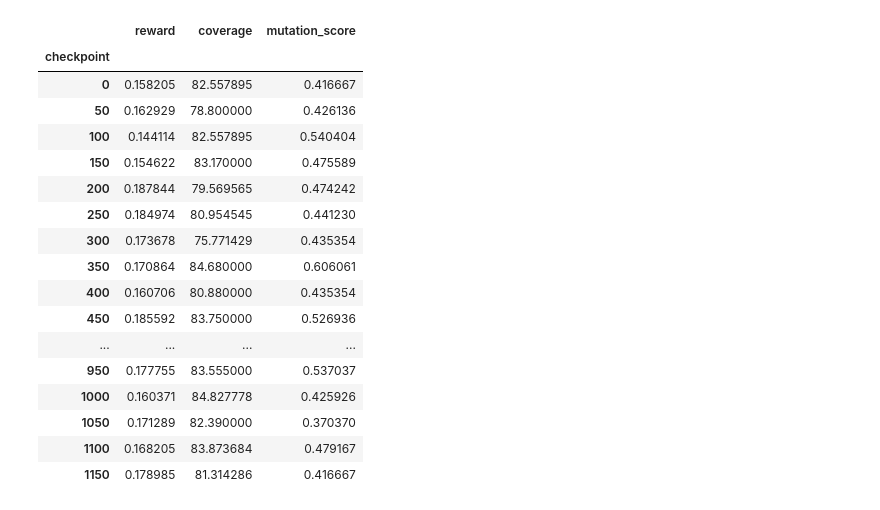
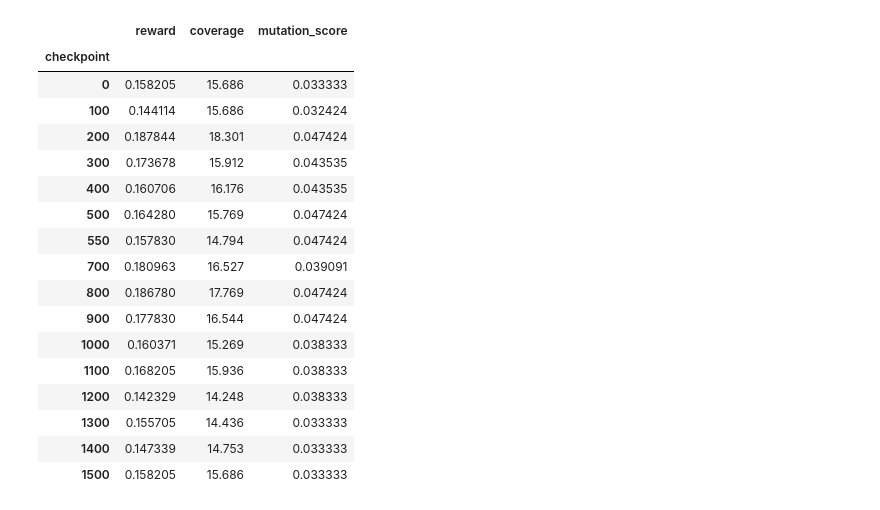
Before and after one commit to djvue/vkr, a Jupyter notebook: train_analyzer.ipynb, the cells around one changed output. Cells and saved outputs as stored; diff of their text form; code cells hidden in the pictures.

```diff
--- a/train_analyzer.ipynb
+++ b/train_analyzer.ipynb
@@ -4,7 +4,7 @@ import matplotlib.pyplot as plt
 # %%
 model_name = 'model_12'
 train_count = 1500
-checkpoint_steps = 50
+checkpoint_steps = 100
 # %%
 df = None
 
@@ -47,38 +47,40 @@ df.head(5)
 # %%
 reward = df.groupby('checkpoint').aggregate({
     'reward': 'mean',
 })
 
-coverage = df.query('is_error == False').groupby('checkpoint').aggregate({
+#coverage = df.query('is_error == False').groupby('checkpoint').aggregate({
+coverage = df.groupby('checkpoint').aggregate({
     'coverage': 'mean',
 })
 
-mutation_score = df.query('all_passed == 1').groupby('checkpoint').aggregate({
+#mutation_score = df.query('all_passed == 1').groupby('checkpoint').aggregate({
+mutation_score = df.groupby('checkpoint').aggregate({
     'mutation_score': 'mean',
 })
 
 scores = pd.concat([reward, coverage, mutation_score], axis=1)
 
 scores.iloc[:23]
 # %% [output]
 |  | reward | coverage | mutation_score |
 | checkpoint |  |  |  |
-| 0 | 0.158205 | 82.557895 | 0.416667 |
-| 50 | 0.162929 | 78.800000 | 0.426136 |
-| 100 | 0.144114 | 82.557895 | 0.540404 |
-| 150 | 0.154622 | 83.170000 | 0.475589 |
-| 200 | 0.187844 | 79.569565 | 0.474242 |
-| 250 | 0.184974 | 80.954545 | 0.441230 |
-| 300 | 0.173678 | 75.771429 | 0.435354 |
-| 350 | 0.170864 | 84.680000 | 0.606061 |
-| 400 | 0.160706 | 80.880000 | 0.435354 |
-| 450 | 0.185592 | 83.750000 | 0.526936 |
-| ... | ... | ... | ... |
-| 950 | 0.177755 | 83.555000 | 0.537037 |
-| 1000 | 0.160371 | 84.827778 | 0.425926 |
-| 1050 | 0.171289 | 82.390000 | 0.370370 |
-| 1100 | 0.168205 | 83.873684 | 0.479167 |
-| 1150 | 0.178985 | 81.314286 | 0.416667 |
+| 0 | 0.158205 | 15.686 | 0.033333 |
+| 100 | 0.144114 | 15.686 | 0.032424 |
+| 200 | 0.187844 | 18.301 | 0.047424 |
+| 300 | 0.173678 | 15.912 | 0.043535 |
+| 400 | 0.160706 | 16.176 | 0.043535 |
+| 500 | 0.164280 | 15.769 | 0.047424 |
+| 550 | 0.157830 | 14.794 | 0.047424 |
+| 700 | 0.180963 | 16.527 | 0.039091 |
+| 800 | 0.186780 | 17.769 | 0.047424 |
+| 900 | 0.177830 | 16.544 | 0.047424 |
+| 1000 | 0.160371 | 15.269 | 0.038333 |
+| 1100 | 0.168205 | 15.936 | 0.038333 |
+| 1200 | 0.142329 | 14.248 | 0.038333 |
+| 1300 | 0.155705 | 14.436 | 0.033333 |
+| 1400 | 0.147339 | 14.753 | 0.033333 |
+| 1500 | 0.158205 | 15.686 | 0.033333 |
 # %%
 import numpy as np
 
```
Also changed, not shown: parts of 2 cells of this notebook, 1 other file.
